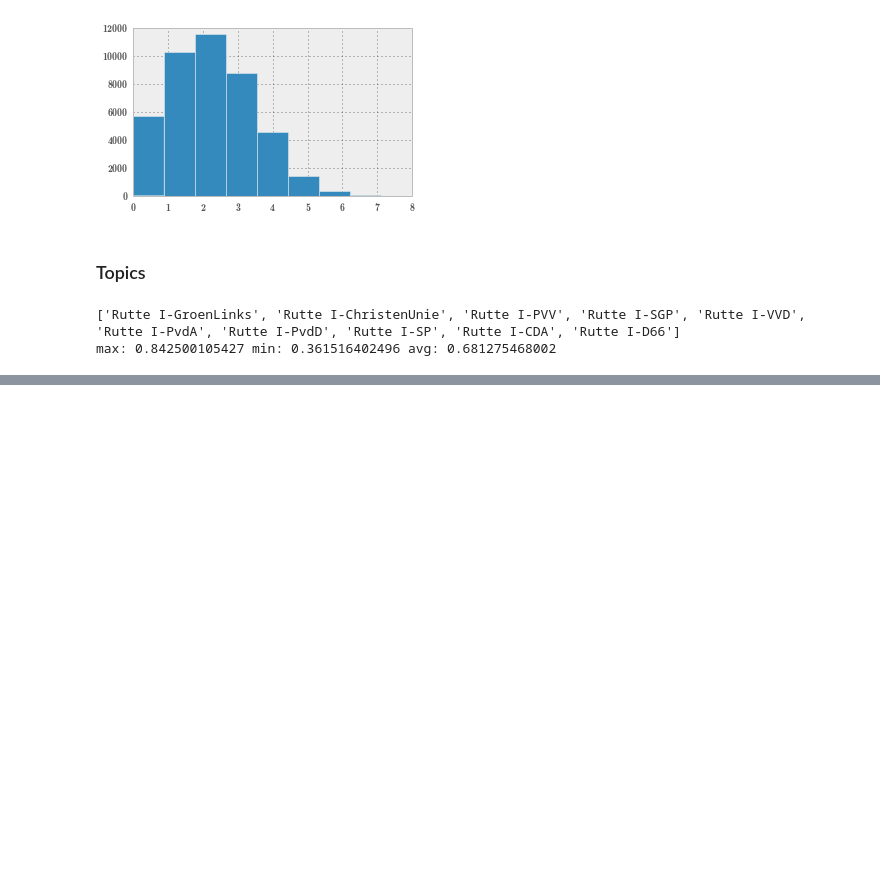
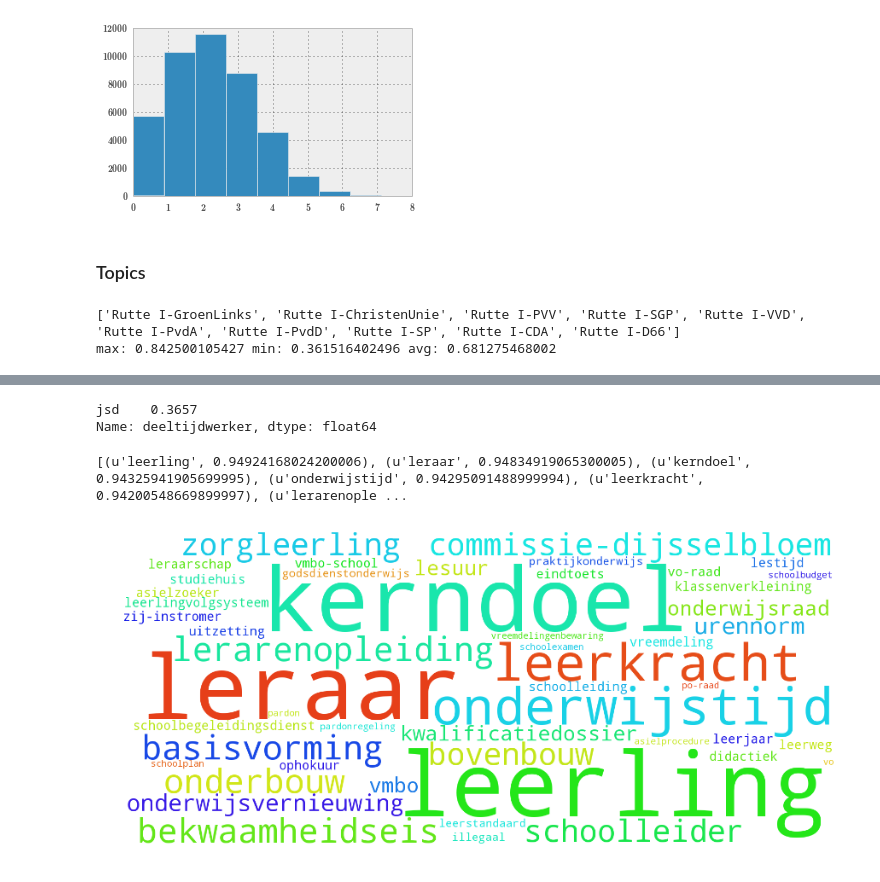
Before and after one commit to jvdzwaan/dilipad, a Jupyter notebook: results/all_years-adj-cabinets_selected-parties.ipynb, the cells around one changed output, grey strips where cells are left out. Drawn from its saved outputs; the diff is of its cells as text; code cells hidden in the pictures; blank space fills up the shorter version.

```diff
--- a/results/all_years-adj-cabinets_selected-parties.ipynb
+++ b/results/all_years-adj-cabinets_selected-parties.ipynb
@@ -201,6 +201,34 @@ average pairwise jsd: 0.39942362121
       minuut &  0.0094 &   voorzichtig &  0.0116 &         essentieel &  0.0156 \\
 \bottomrule
 \end{tabular}
+# %%
+data = pd.read_csv('/home/jvdzwaan/data/dilipad/results/all_years-adj-cabinets_selected-parties/co_words_100.csv', index_col=0, encoding='utf-8')
+# %%
+data.loc['deeltijdwerker', :]
+# %% [output]
+jsd    0.3657
+Name: deeltijdwerker, dtype: float64
+# %%
+from wordcloud import WordCloud
+
+top = pd.Series(data['jsd'])
+top.sort(ascending=False)
+#print top[:75]
+
+words = [(wo, we) for wo, we in top[:50].iteritems()]
+print words
+
+wc = WordCloud(relative_scaling=0.7, prefer_horizontal=1.0, background_color="white",
+               height=700, width=1600,
+               min_font_size=10, max_font_size=200).fit_words(words)
+# font_path=font
+plt.figure(figsize=(15,15))
+plt.imshow(wc)
+plt.axis("off")
+plt.show()
+# %% [output]
+[(u'leerling', 0.94924168024200006), (u'leraar', 0.94834919065300005), (u'kerndoel', 0.94325941905699995), (u'onderwijstijd', 0.94295091488999994), (u'leerkracht', 0.94200548669899997), (u'lerarenople ...
+[figure, added]
 # %%
 #jsdFile = os.path.join(results_dir, 'jsd_{}.csv'.format(nTopics))
 #jsd = pd.read_csv(jsdFile, index_col=0)
```
Also changed, not shown: parts of 1 cell of this notebook, 1 other file.
